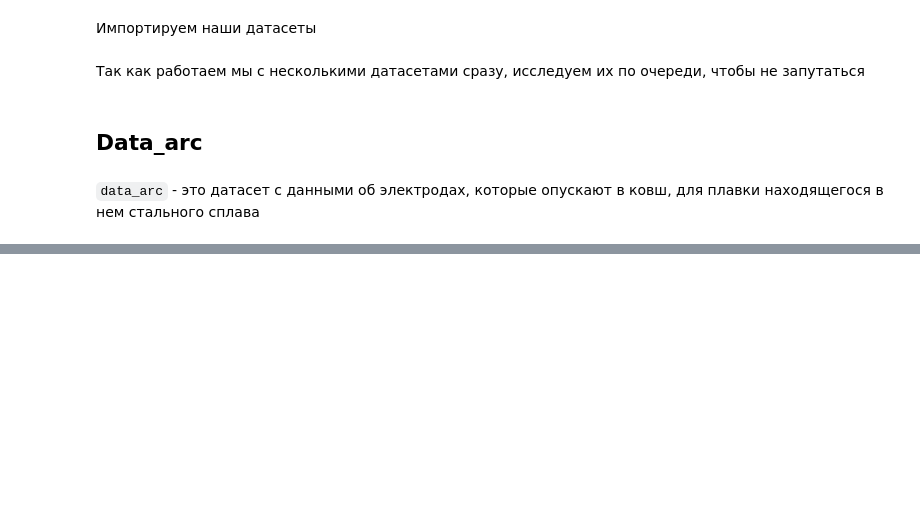
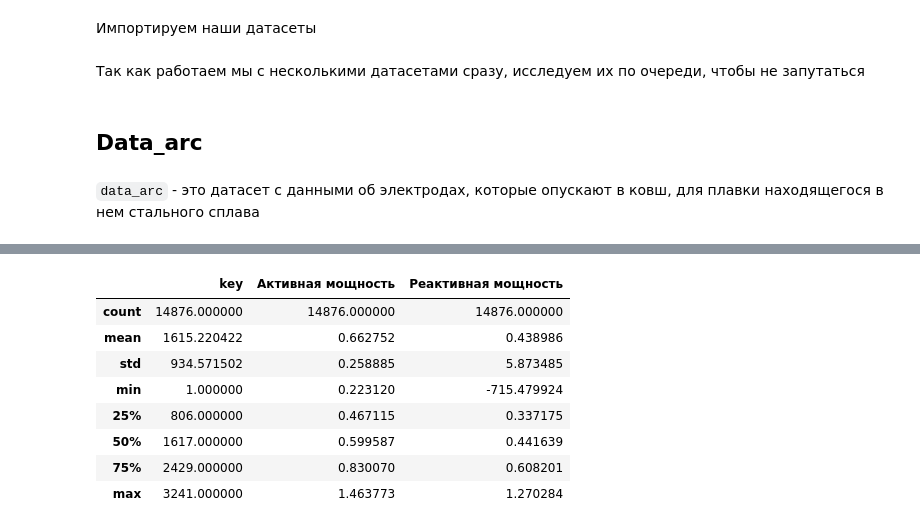
Before and after one commit to alex-blessed/YandexP-projects, a Jupyter notebook: Steel.ipynb, the cells around one changed output, grey strips where cells are left out. Drawn from its saved outputs; the diff is of its cells as text; code cells hidden in the pictures; blank space fills up the shorter version.

```diff
--- a/Steel.ipynb
+++ b/Steel.ipynb
@@ -46,0 +80,12 @@ except:
+# %%
+data_arc.describe()
+# %% [output]
+|  | key | Активная мощность | Реактивная мощность |
+| count | 14876.000000 | 14876.000000 | 14876.000000 |
+| mean | 1615.220422 | 0.662752 | 0.438986 |
+| std | 934.571502 | 0.258885 | 5.873485 |
+| min | 1.000000 | 0.223120 | -715.479924 |
+| 25% | 806.000000 | 0.467115 | 0.337175 |
+| 50% | 1617.000000 | 0.599587 | 0.441639 |
+| 75% | 2429.000000 | 0.830070 | 0.608201 |
+| max | 3241.000000 | 1.463773 | 1.270284 |
```
Also changed, not shown: parts of 15 cells of this notebook.
